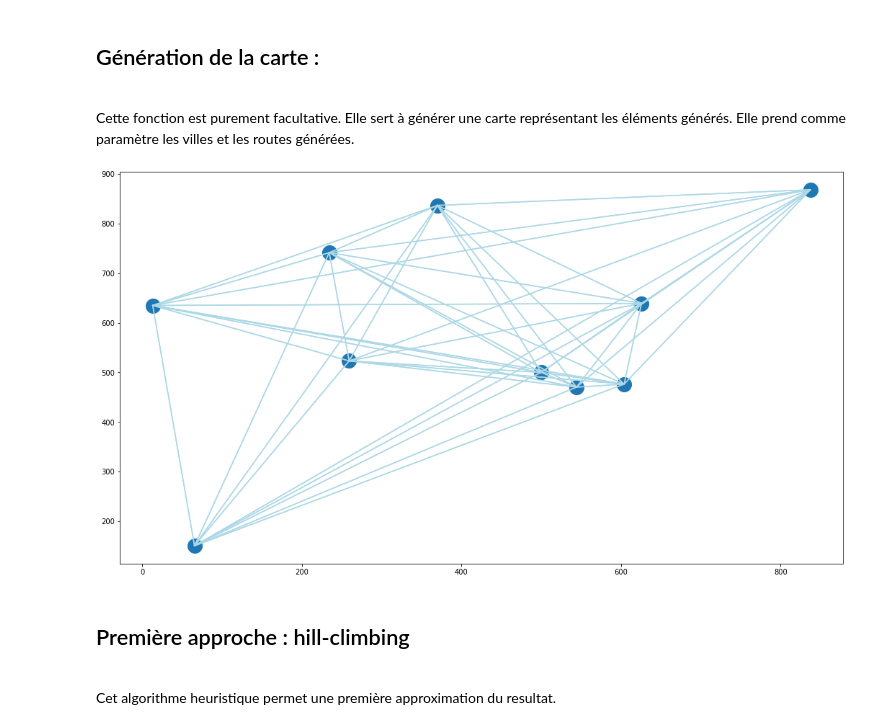
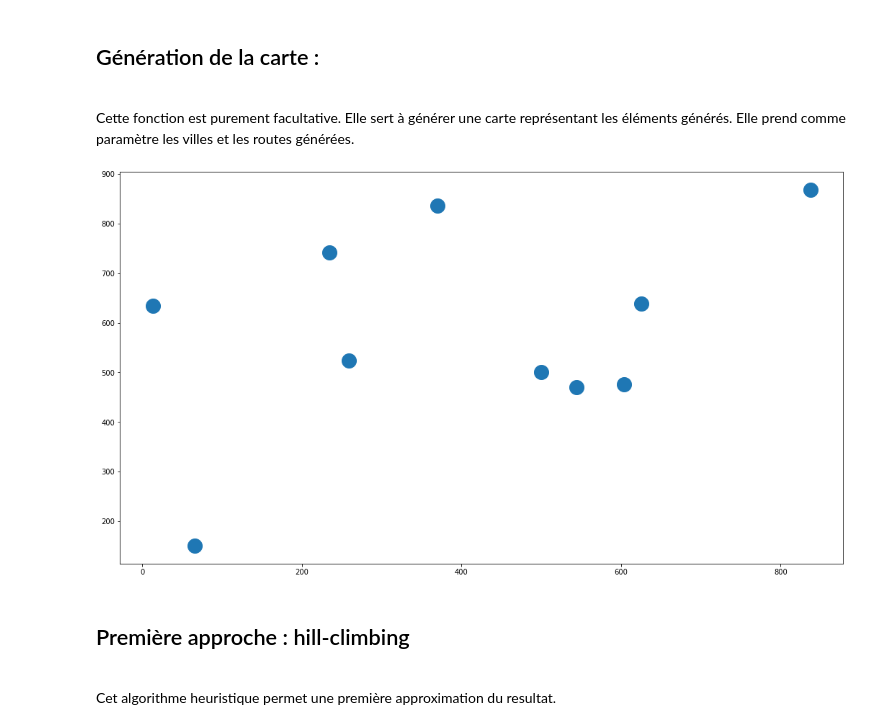
Before and after one commit to OscarPALISSOT/Routing_vehicule_problem_Python, a Jupyter notebook: Livrable2-FR.ipynb, the cells around one changed output. Saved outputs shown, nothing was run; the diff lists cells and outputs as text; code cells hidden in the pictures.

```diff
--- a/Livrable2-FR.ipynb
+++ b/Livrable2-FR.ipynb
@@ -208,19 +209,13 @@ villes = generateVille(n)
 routes = generateRoute(n, villes)
 # %%
 def generateMap(villes, routes):
-    for x in range(len(villes[0])):
-        for y in range(len(villes[0])):
-            if (routes[x][y] != 0):
-                x_values = [villes[0][x], villes[0][y]]
-                y_values = [villes[1][x], villes[1][y]]
-                plt.plot(x_values, y_values, c='lightblue')
     plt.scatter(villes[0], villes[1],s=400)
     plt.gcf().set_size_inches(18, 10)
     plt.show()
 # %%
-generateMapTest(villes, routes)
+generateMap(villes, routes)
 # %% [output]
-[figure, old version]
+[figure, new version]
 # %% [markdown]
 ## Première approche :  hill-climbing
 <br>
```
Also changed, not shown: parts of 8 cells of this notebook.
